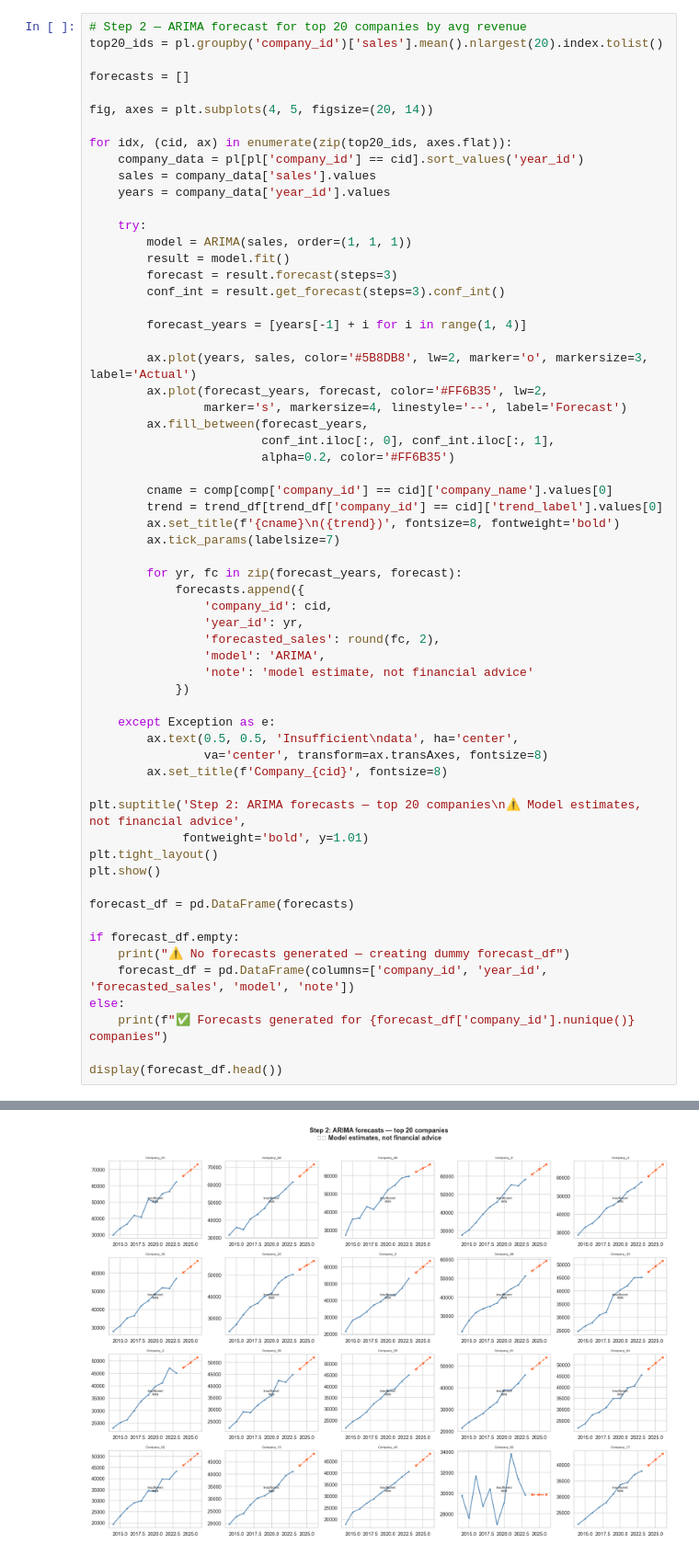
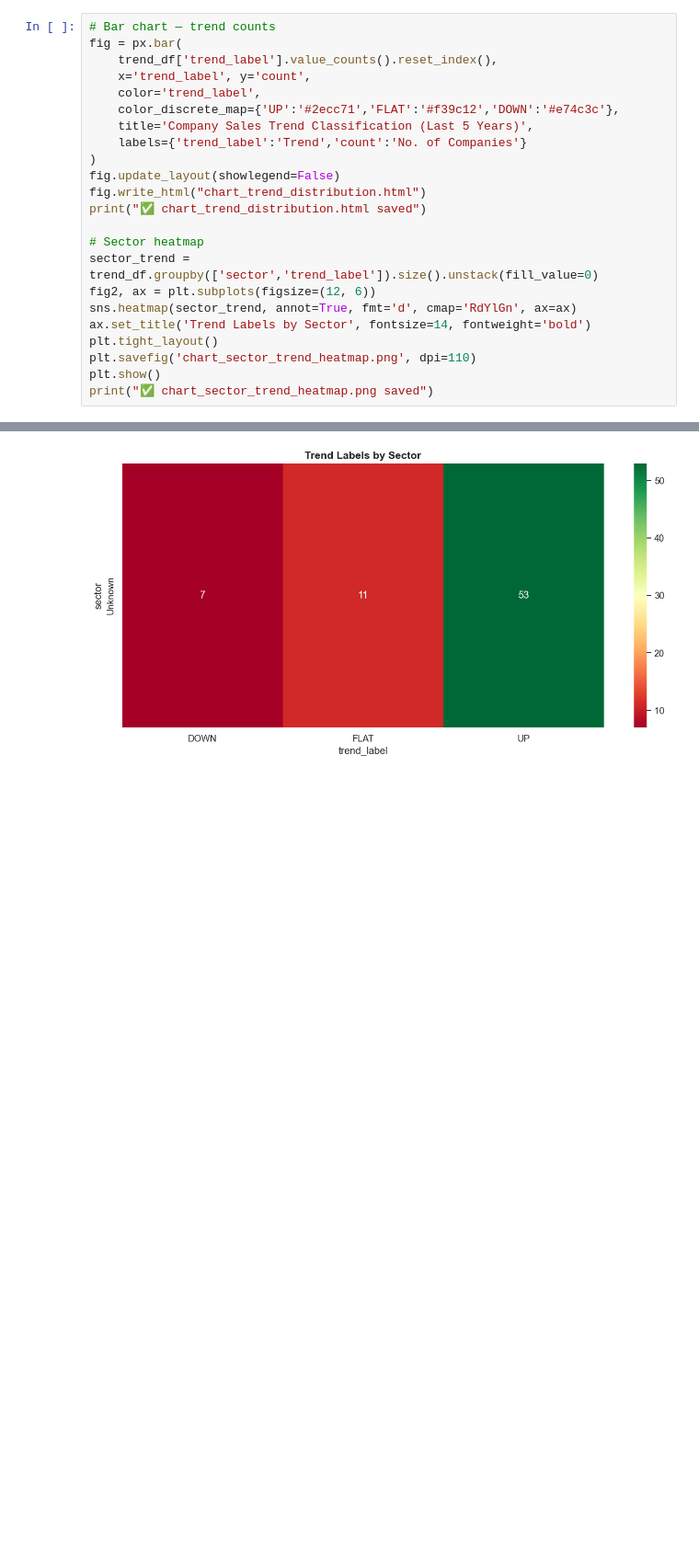
Before and after one commit to wyattstanson/financial-health, a Jupyter notebook: notebooks/06_trend_analysis_and_forecasting.ipynb, the cells around one changed output, grey strips where cells are left out. Shown at 92% size. Drawn from its saved outputs; the diff is of its cells as text; blank space fills up the shorter version.

```diff
--- a/notebooks/06_trend_analysis_and_forecasting.ipynb
+++ b/notebooks/06_trend_analysis_and_forecasting.ipynb
@@ -109,62 +158,24 @@ Name: count, dtype: int64
 # %%
-# Step 2 — ARIMA forecast for top 20 companies by avg revenue
-top20_ids = pl.groupby('company_id')['sales'].mean().nlargest(20).index.tolist()
+# Bar chart — trend counts
+fig = px.bar(
+    trend_df['trend_label'].value_counts().reset_index(),
+    x='trend_label', y='count',
+    color='trend_label',
+    color_discrete_map={'UP':'#2ecc71','FLAT':'#f39c12','DOWN':'#e74c3c'},
+    title='Company Sales Trend Classification (Last 5 Years)',
+    labels={'trend_label':'Trend','count':'No. of Companies'}
+)
+fig.update_layout(showlegend=False)
+fig.write_html("chart_trend_distribution.html")
+print("✅ chart_trend_distribution.html saved")
 
-forecasts = []
-
-fig, axes = plt.subplots(4, 5, figsize=(20, 14))
-
-for idx, (cid, ax) in enumerate(zip(top20_ids, axes.flat)):
-    company_data = pl[pl['company_id'] == cid].sort_values('year_id')
-    sales = company_data['sales'].values
-    years = company_data['year_id'].values
-
-    try:
-        model = ARIMA(sales, order=(1, 1, 1))
-        result = model.fit()
-        forecast = result.forecast(steps=3)
-        conf_int = result.get_forecast(steps=3).conf_int()
-
-        forecast_years = [years[-1] + i for i in range(1, 4)]
-
-        ax.plot(years, sales, color='#5B8DB8', lw=2, marker='o', markersize=3, label='Actual')
-        ax.plot(forecast_years, forecast, color='#FF6B35', lw=2,
-                marker='s', markersize=4, linestyle='--', label='Forecast')
-        ax.fill_between(forecast_years,
-                        conf_int.iloc[:, 0], conf_int.iloc[:, 1],
-                        alpha=0.2, color='#FF6B35')
-
-        cname = comp[comp['company_id'] == cid]['company_name'].values[0]
-        trend = trend_df[trend_df['company_id'] == cid]['trend_label'].values[0]
-        ax.set_title(f'{cname}\n({trend})', fontsize=8, fontweight='bold')
-        ax.tick_params(labelsize=7)
-
-        for yr, fc in zip(forecast_years, forecast):
-            forecasts.append({
-                'company_id': cid,
-                'year_id': yr,
-                'forecasted_sales': round(fc, 2),
-                'model': 'ARIMA',
-                'note': 'model estimate, not financial advice'
-            })
-
-    except Exception as e:
-        ax.text(0.5, 0.5, 'Insufficient\ndata', ha='center',
-                va='center', transform=ax.transAxes, fontsize=8)
-        ax.set_title(f'Company_{cid}', fontsize=8)
-
-plt.suptitle('Step 2: ARIMA forecasts — top 20 companies\n⚠️ Model estimates, not financial advice',
-             fontweight='bold', y=1.01)
+# Sector heatmap
+sector_trend = trend_df.groupby(['sector','trend_label']).size().unstack(fill_value=0)
+fig2, ax = plt.subplots(figsize=(12, 6))
+sns.heatmap(sector_trend, annot=True, fmt='d', cmap='RdYlGn', ax=ax)
+ax.set_title('Trend Labels by Sector', fontsize=14, fontweight='bold')
 plt.tight_layout()
+plt.savefig('chart_sector_trend_heatmap.png', dpi=110)
 plt.show()
-
-forecast_df = pd.DataFrame(forecasts)
-
-if forecast_df.empty:
-    print("⚠️ No forecasts generated — creating dummy forecast_df")
-    forecast_df = pd.DataFrame(columns=['company_id', 'year_id', 'forecasted_sales', 'model', 'note'])
-else:
-    print(f"✅ Forecasts generated for {forecast_df['company_id'].nunique()} companies")
-
-display(forecast_df.head())
+print("✅ chart_sector_trend_heatmap.png saved")
 # %% [output]
@@ -171 +183 @@ display(forecast_df.head())
-[figure, old version]
+[figure, new version]
```
Also changed, not shown: parts of 12 cells of this notebook, 11 other files.
